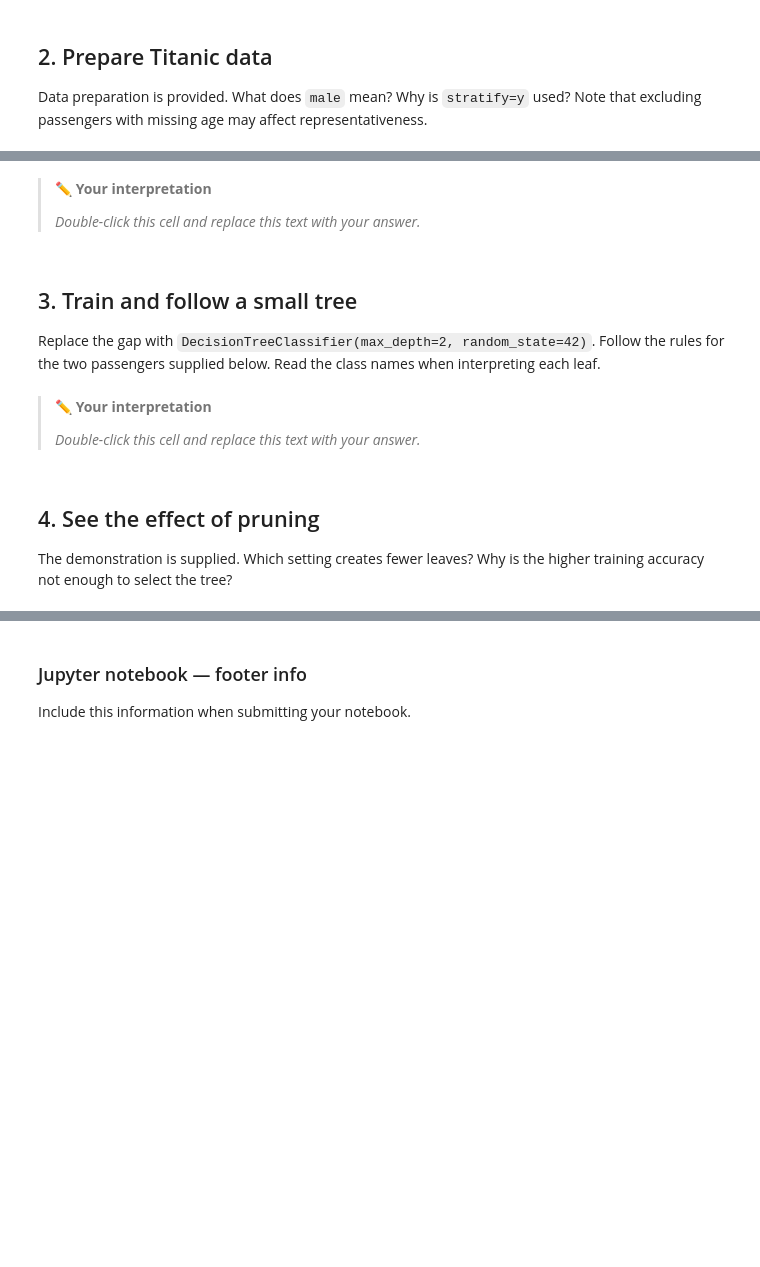
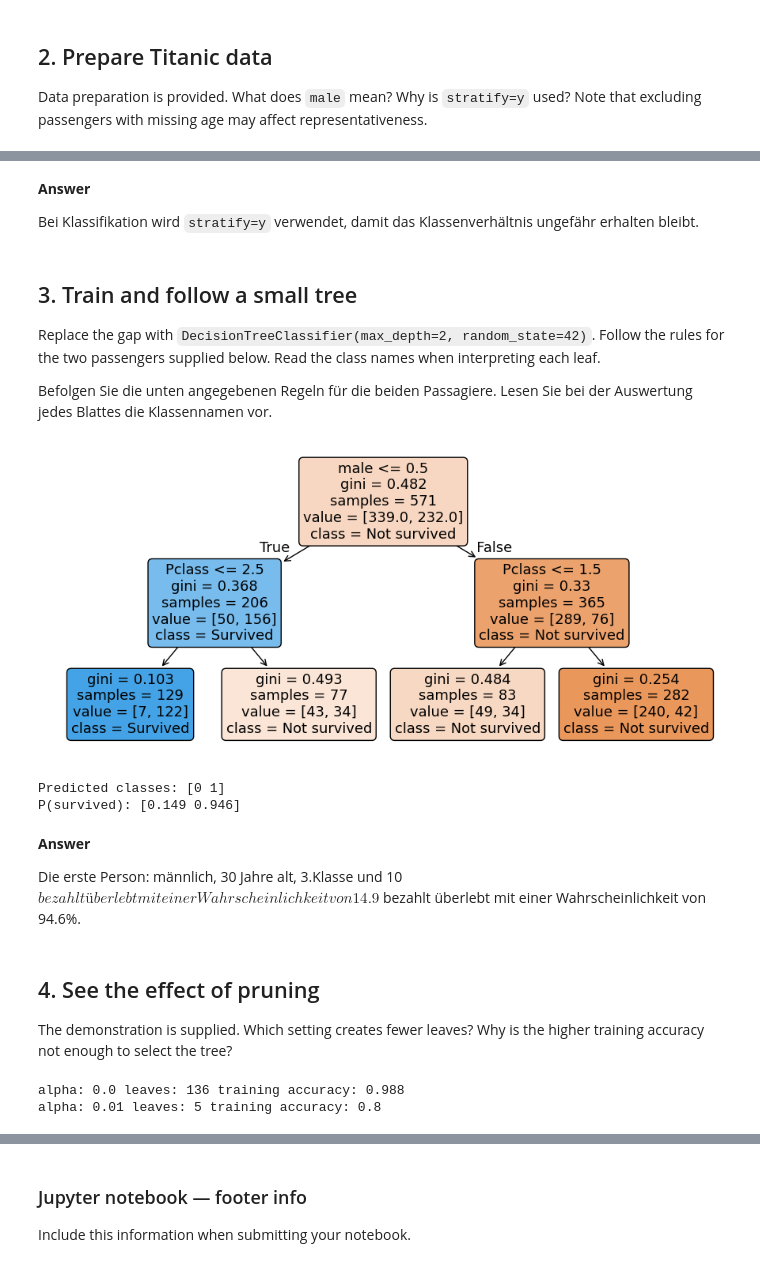
Before and after one commit to simonschmid30/python_machine_learning_basics, a Jupyter notebook: 05_Classification_Trees_Ensembles/classification_trees_ensembles_exercise.ipynb, the cells around one changed output, grey strips where cells are left out. Saved outputs shown, nothing was run; the diff lists cells and outputs as text; code cells hidden in the pictures; blank space fills up the shorter version.

```diff
--- a/05_Classification_Trees_Ensembles/classification_trees_ensembles_exercise.ipynb
+++ b/05_Classification_Trees_Ensembles/classification_trees_ensembles_exercise.ipynb
@@ -61,27 +79,34 @@ print('Training rows:', len(X_train), 'Test rows:', len(X_test))
 # %% [markdown]
-> ✏️ **Your interpretation**
->
-> *Double-click this cell and replace this text with your answer.*
+**Answer**
+
+Bei Klassifikation wird `stratify=y` verwendet, damit das Klassenverhältnis ungefähr erhalten bleibt.
 # %% [markdown]
 ## 3. Train and follow a small tree
 
 Replace the gap with `DecisionTreeClassifier(max_depth=2, random_state=42)`. Follow the rules for the two passengers supplied below. Read the class names when interpreting each leaf.
+
+Befolgen Sie die unten angegebenen Regeln für die beiden Passagiere. Lesen Sie bei der Auswertung jedes Blattes die Klassennamen vor.
 # %%
 # TODO: Replace None with the expression requested above.
-tree = None
+tree = DecisionTreeClassifier(max_depth=2, random_state=42)
 tree.fit(X_train, y_train)
 plt.figure(figsize=(11, 5))
 plot_tree(tree, feature_names=list(X.columns),
           class_names=['Not survived', 'Survived'], filled=True, rounded=True)
 plt.show()
+
 new_passengers = pd.DataFrame({'Age': [30, 30], 'Fare': [10, 80],
                                'Pclass': [3, 1], 'male': [1, 0]})
 print('Predicted classes:', tree.predict(new_passengers))
 print('P(survived):', tree.predict_proba(new_passengers)[:, 1].round(3))
+# %% [output]
+[figure, added]
+Predicted classes: [0 1]
+P(survived): [0.149 0.946]
 # %% [markdown]
-> ✏️ **Your interpretation**
->
-> *Double-click this cell and replace this text with your answer.*
+**Answer**
+
+Die erste Person: männlich, 30 Jahre alt, 3.Klasse und 10$ bezahlt überlebt mit einer Wahrscheinlichkeit von 14.9% und die zweite Person: weiblich, 30 Jahre alt, 1.Klasse, 80$ bezahlt überlebt mit einer Wahrscheinlichkeit von 94.6%.
 # %% [markdown]
 ## 4. See the effect of pruning
 
@@ -93,4 +118,7 @@ for alpha in [0.0, 0.01]:
     print('alpha:', alpha, 'leaves:', pruned.get_n_leaves(),
           # Berechnet die Modellgüte.
           'training accuracy:', round(pruned.score(X_train, y_train), 3))
+# %% [output]
+alpha: 0.0 leaves: 136 training accuracy: 0.988
+alpha: 0.01 leaves: 5 training accuracy: 0.8
 # %% [markdown]
```
Also changed, not shown: parts of 11 cells of this notebook, 2 other files.
